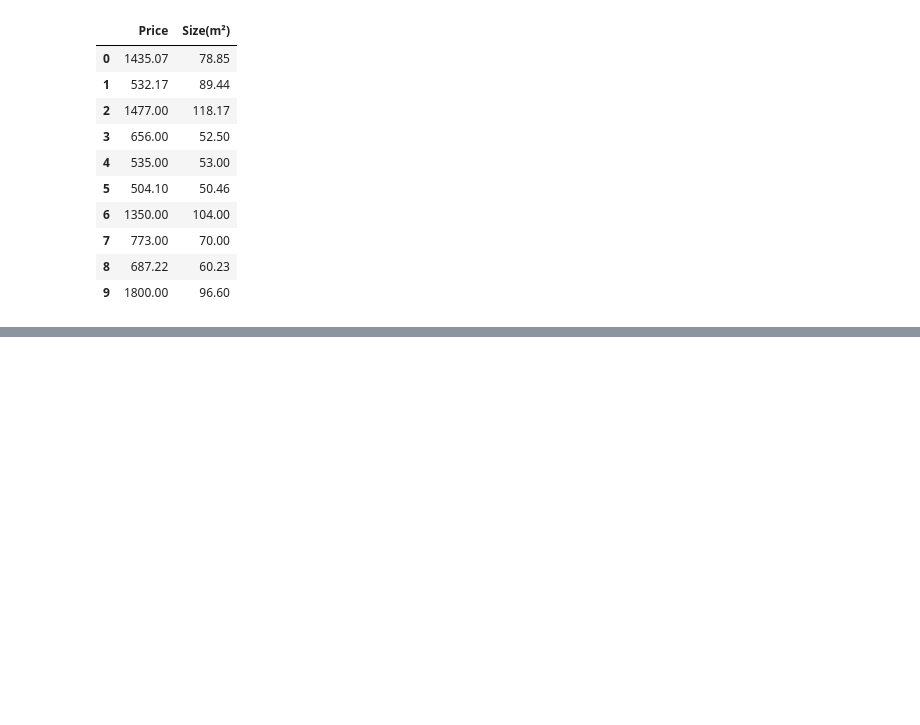
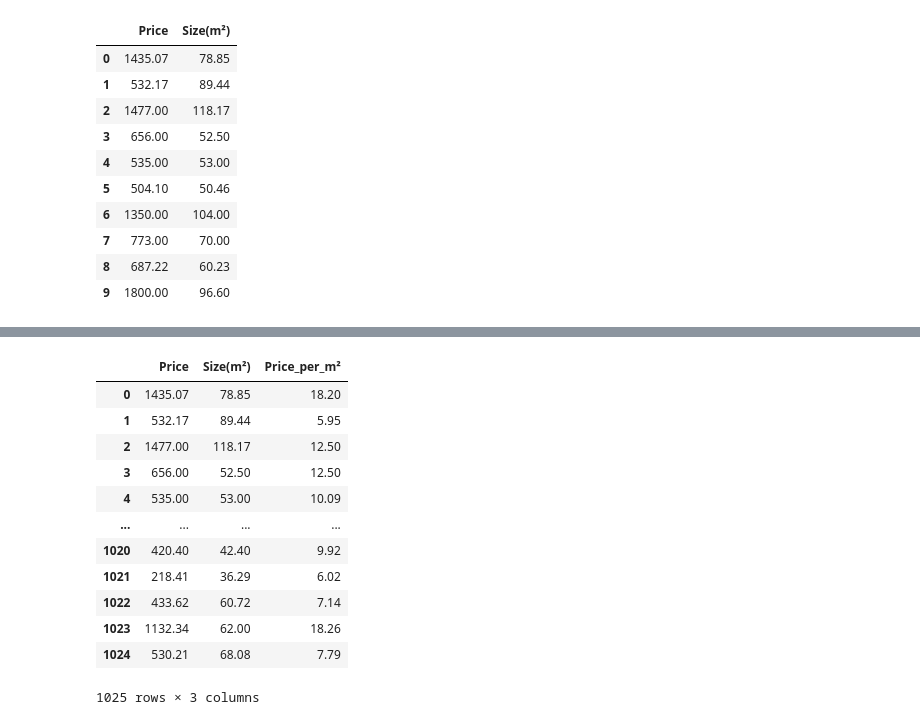
Before and after one commit to Olasunola/Housing_Cost_Analysis, a Jupyter notebook: Data_cleaning_sheet.ipynb, the cells around one changed output, grey strips where cells are left out. Cells and saved outputs as stored; diff of their text form; code cells hidden in the pictures; blank space fills up the shorter version.

Commit message:
price per m2 column added

```diff
--- a/Data_cleaning_sheet.ipynb
+++ b/Data_cleaning_sheet.ipynb
@@ -69,7 +69,7 @@ print(final_size)
 # %% [output]
 ['78.85', '89.44', '118.17', '52.5', '53.0', '50.46', '104.0', '70.0', '60.23', '96.6', '60.28', '43.1', '93.2', '53.0', '48.0', '85.22', '47.88', '68.88', '93.61', '39.13', '42.4', '36.29', '60.72',  ...
 # %%
-final_size = []
+final_size1 = []
 for stringss in final_size:
     final_size1.append(float(stringss))
 print(final_size1)
@@ -115,0 +131,18 @@ real_estate_df.head(10)
+# %%
+real_estate_df["Price_per_m²"] = round(real_estate_df["Price"] / real_estate_df["Size(m²)"], 2)
+# %%
+real_estate_df
+# %% [output]
+|  | Price | Size(m²) | Price_per_m² |
+| 0 | 1435.07 | 78.85 | 18.20 |
+| 1 | 532.17 | 89.44 | 5.95 |
+| 2 | 1477.00 | 118.17 | 12.50 |
+| 3 | 656.00 | 52.50 | 12.50 |
+| 4 | 535.00 | 53.00 | 10.09 |
+| ... | ... | ... | ... |
+| 1020 | 420.40 | 42.40 | 9.92 |
+| 1021 | 218.41 | 36.29 | 6.02 |
+| 1022 | 433.62 | 60.72 | 7.14 |
+| 1023 | 1132.34 | 62.00 | 18.26 |
+| 1024 | 530.21 | 68.08 | 7.79 |
+1025 rows × 3 columns
```
Also changed, not shown: parts of 1 cell of this notebook.
